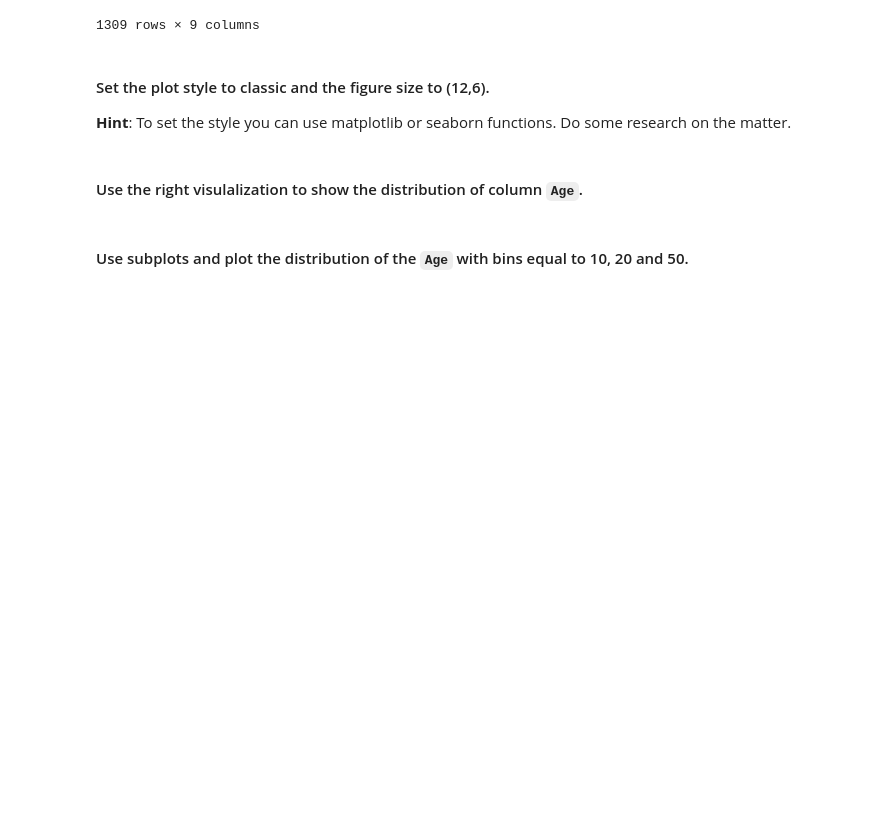
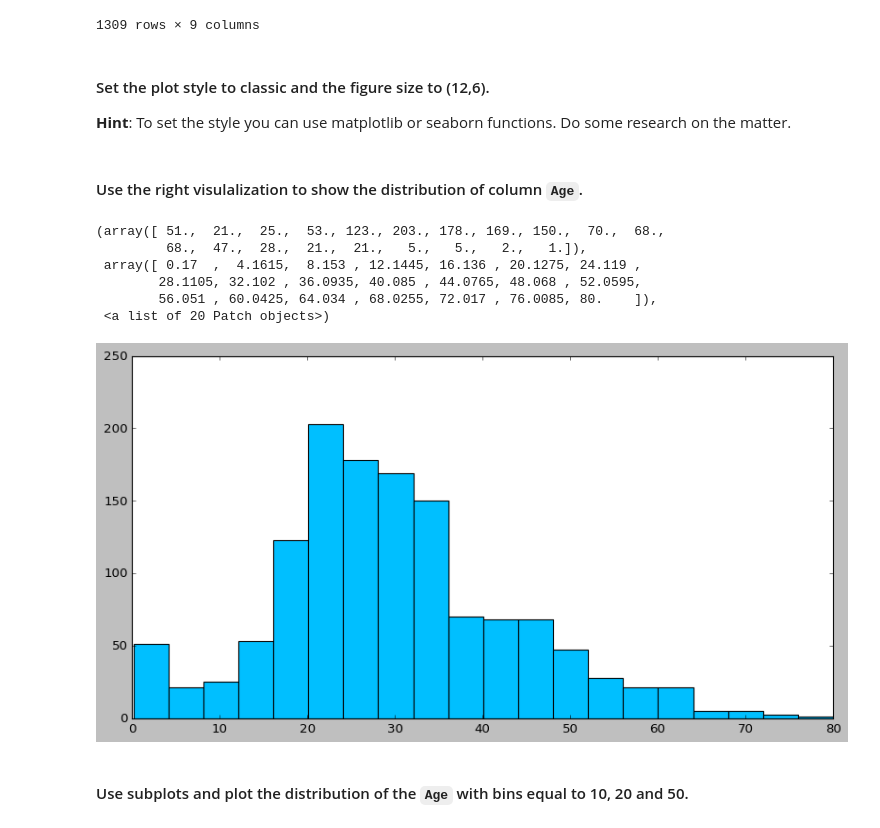
Before and after one commit to rebeccaestiarte/lab-matplotlib-seaborn, a Jupyter notebook: your-code/main.ipynb, the cells around one changed output. Drawn from its saved outputs; the diff is of its cells as text; code cells hidden in the pictures; blank space fills up the shorter version.

```diff
--- a/your-code/main.ipynb
+++ b/your-code/main.ipynb
@@ -466,2 +451,15 @@ plt.grid(axis = "y")
+# %%
+plt.hist(titanic["Age"],
+         bins = 20,
+         histtype = "bar",
+         color = "deepskyblue")
+# %% [output]
+(array([ 51.,  21.,  25.,  53., 123., 203., 178., 169., 150.,  70.,  68.,
+         68.,  47.,  28.,  21.,  21.,   5.,   5.,   2.,   1.]),
+ array([ 0.17  ,  4.1615,  8.153 , 12.1445, 16.136 , 20.1275, 24.119 ,
+        28.1105, 32.102 , 36.0935, 40.085 , 44.0765, 48.068 , 52.0595,
+        56.051 , 60.0425, 64.034 , 68.0255, 72.017 , 76.0085, 80.    ]),
+ <a list of 20 Patch objects>)
+[figure, added]
 # %% [markdown]
 #### Use subplots and plot the distribution of the `Age`  with bins equal to 10, 20 and 50.
```
Also changed, not shown: parts of 14 cells of this notebook, 1 other file.
